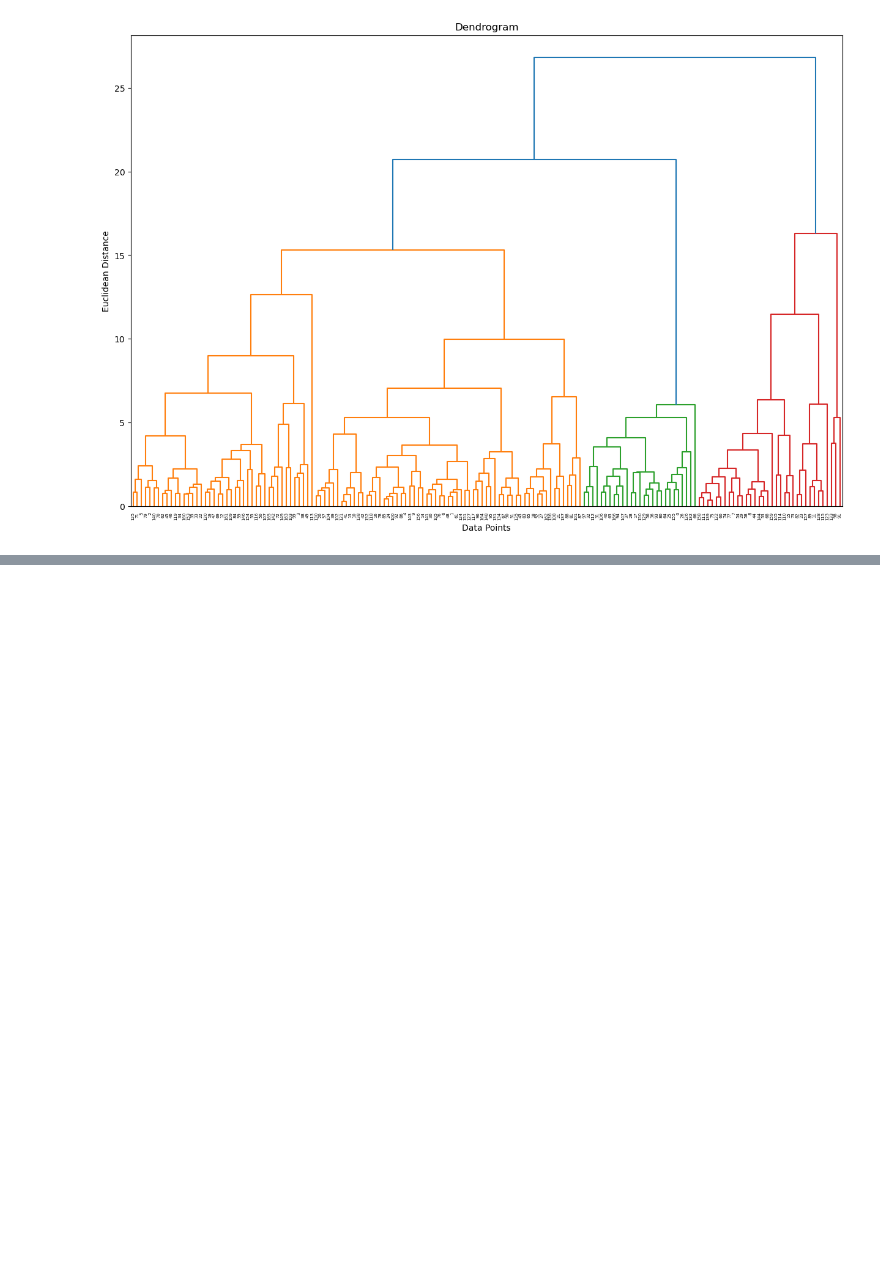
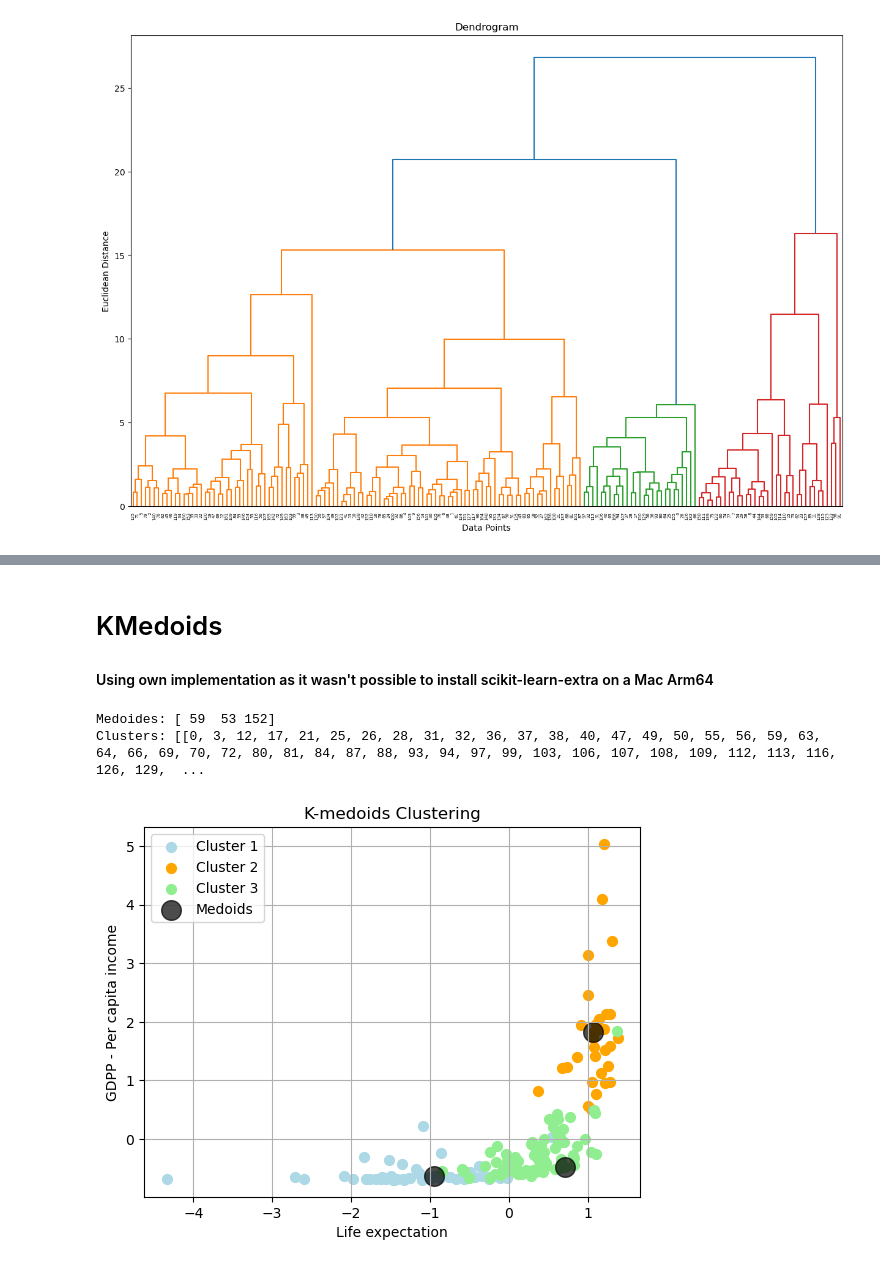
Before and after one commit to LuizTokuhara/clustering, a Jupyter notebook: notebooks/country-data-kmeans.ipynb, the cells around one changed output, grey strips where cells are left out. Drawn from its saved outputs; the diff is of its cells as text; code cells hidden in the pictures; blank space fills up the shorter version.

```diff
--- a/notebooks/country-data-kmeans.ipynb
+++ b/notebooks/country-data-kmeans.ipynb
@@ -224,0 +275,3 @@ plt.show()
+# %% [markdown]
+<h1> KMedoids
+<h4> Using own implementation as it wasn't possible to install scikit-learn-extra on a Mac Arm64
@@ -225 +316,32 @@ plt.show()
+# %%
+medoids, clusters = kmedoids(scaled_data, k_cluster)
+
+# Impressão dos resultados
+print("Medoides:", medoids)
+print("Clusters:", clusters)
+# %% [output]
+Medoides: [ 59  53 152]
+Clusters: [[0, 3, 12, 17, 21, 25, 26, 28, 31, 32, 36, 37, 38, 40, 47, 49, 50, 55, 56, 59, 63, 64, 66, 69, 70, 72, 80, 81, 84, 87, 88, 93, 94, 97, 99, 103, 106, 107, 108, 109, 112, 113, 116, 126, 129,  ...
+# %%
+color_map = {0: 'lightblue', 1: 'orange', 2: 'lightgreen'}
+
+# Plot each cluster with a specific color and label
+for i, cluster in enumerate(clusters):
+    cluster_data = scaled_data[cluster]
+    plt.scatter(cluster_data[:, 6], cluster_data[:, 8],
+                color=color_map[i % len(color_map)], s=50, label=f'Cluster {i+1}')
+
+plt.title("K-medoids Clustering")
+plt.xlabel('Life expectation')
+plt.ylabel('GDPP - Per capita income')
+
+# Plot centroids
+plt.scatter(scaled_data[medoids, 6], scaled_data[medoids, 8], c='black', s=200, alpha=0.7, label='Medoids')
+
+# Display the legend
+plt.legend()
+plt.grid(True)
+plt.show()
+# %% [output]
+[figure, added]
 # %% [markdown]
```
Also changed, not shown: parts of 12 cells of this notebook.
